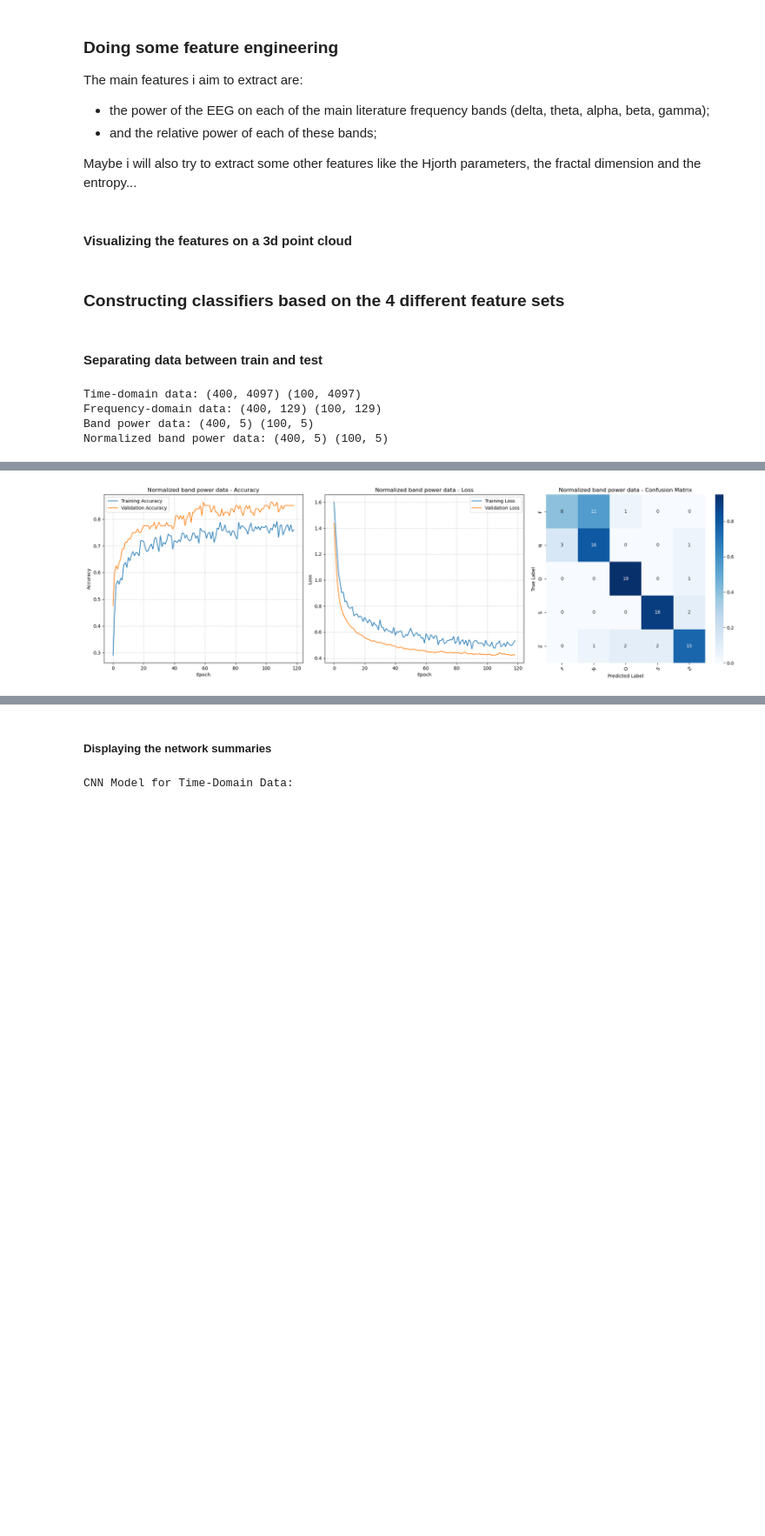
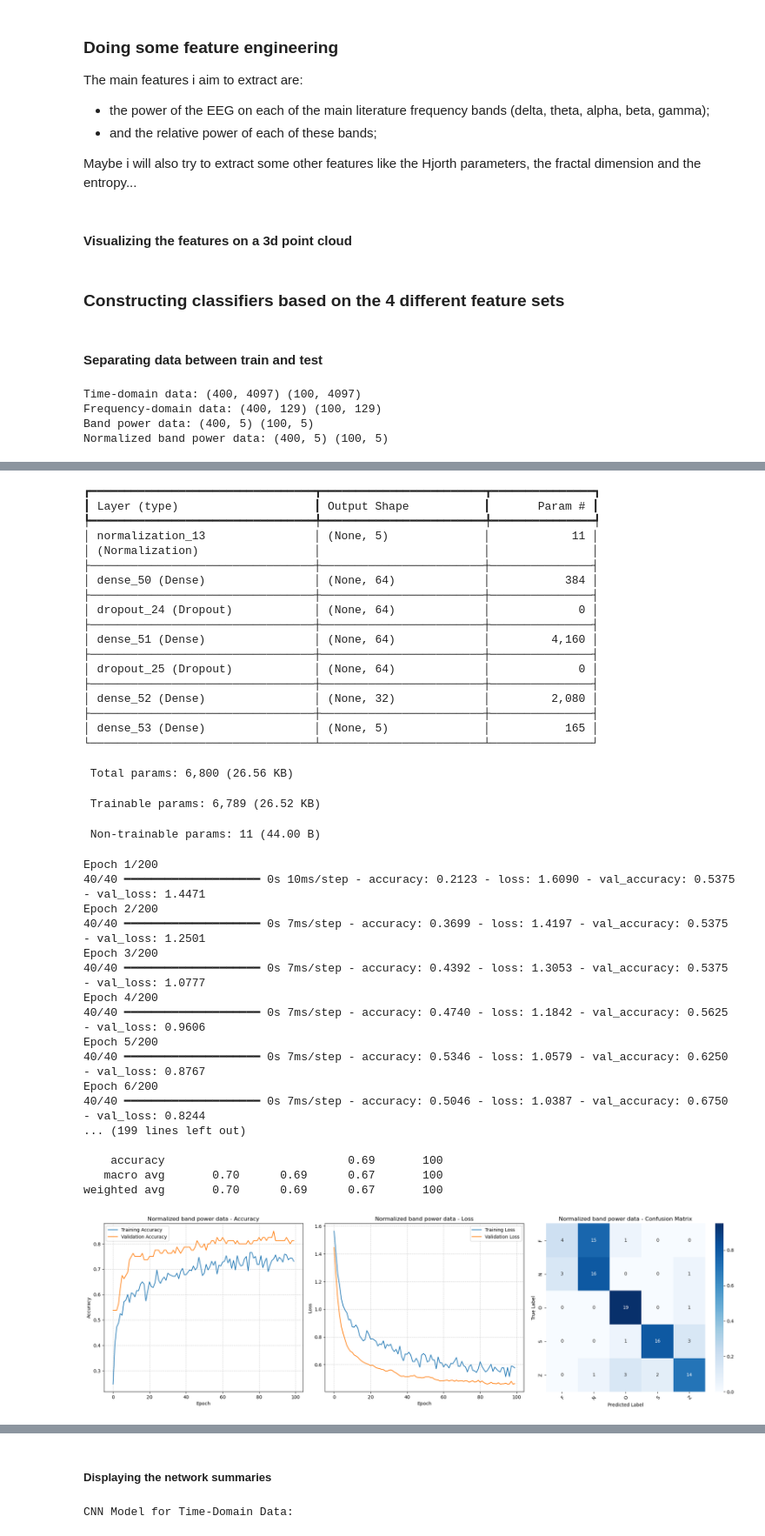
Before and after one commit to canhotuctor/epilex, a Jupyter notebook: bonn_analysis.ipynb, the cells around one changed output, grey strips where cells are left out. Shown at 87% size. Saved outputs shown, nothing was run; the diff lists cells and outputs as text; code cells hidden in the pictures; blank space fills up the shorter version.

```diff
--- a/bonn_analysis.ipynb
+++ b/bonn_analysis.ipynb
@@ -243,18 +284,23 @@ Normalized band power data: (400, 5) (100, 5)
 # %%
 from keras.models import Sequential
-from keras.layers import Dense, Input, Normalization
-from keras.layers import Dropout
+from keras.layers import Dense, Input, Normalization, Dropout
 from keras.optimizers import Nadam
 from keras.callbacks import EarlyStopping
 from keras.utils import to_categorical
+
 from sklearn.preprocessing import LabelEncoder
-from sklearn.metrics import classification_report
+from sklearn.metrics import classification_report, confusion_matrix
+
+import torch
+os.environ["KERAS_BACKEND"] = "torch"
 
 # Function to create a basic MLP model
 def create_mlp(input_dim, num_classes):
     model = Sequential([
         Input(shape=(input_dim,)),
         Normalization(),
+        Dense(64, activation='relu'),
+        Dropout(0.5),
         Dense(64, activation='relu'),
         Dropout(0.5),
         Dense(32, activation='relu'),
@@ -281,6 +327,9 @@ def train_and_evaluate(X_train, X_test, y_train, y_test, feature_name):
     # Creating the model and adapting it to the training data
     model = create_mlp(X_train.shape[1], num_classes=y_train_categorical.shape[1])
     model.layers[0].adapt(X_train)
+
+    # Displaying model summary
+    model.summary()
 
     early_stopping = EarlyStopping(
         monitor='val_loss',
@@ -351,3 +400,5 @@ def train_and_evaluate(X_train, X_test, y_train, y_test, feature_name):
 
     plt.tight_layout()
     plt.show()
+
+    return model, history
@@ -354,4 +407,5 @@ def train_and_evaluate(X_train, X_test, y_train, y_test, feature_name):
 # %%
 # Train and evaluate classifiers for each feature set
-train_and_evaluate(X_train_time, X_test_time, y_train_time, y_test_time, "Time-domain data")
+model, _ = train_and_evaluate(X_train_time, X_test_time, y_train_time, y_test_time, "Time-domain data")
+models["MLP Time-Domain"]["model"] = model
 # %% [output]
@@ -376,3 +452,4 @@ weighted avg       0.54      0.52      0.51       100
 # %%
-train_and_evaluate(X_train_freq, X_test_freq, y_train_freq, y_test_freq, "Frequency-domain data")
+model, _ = train_and_evaluate(X_train_freq, X_test_freq, y_train_freq, y_test_freq, "Frequency-domain data")
+models["MLP Frequency-Domain"]["model"] = model
 # %% [output]
@@ -397,3 +496,4 @@ weighted avg       0.84      0.84      0.84       100
 # %%
-train_and_evaluate(X_train_band, X_test_band, y_train_band, y_test_band, "Band power data")
+model, _ = train_and_evaluate(X_train_band, X_test_band, y_train_band, y_test_band, "Band power data")
+models["MLP Band Power"]["model"] = model
 # %% [output]
@@ -418,3 +540,4 @@ weighted avg       0.75      0.76      0.74       100
 # %%
-train_and_evaluate(X_train_norm_band, X_test_norm_band, y_train_norm_band, y_test_norm_band, "Normalized band power data")
+model, _ = train_and_evaluate(X_train_norm_band, X_test_norm_band, y_train_norm_band, y_test_norm_band, "Normalized band power data")
+models["MLP Normalized Band Power"]["model"] = model
 # %% [output]
@@ -438 +545,39 @@ weighted avg       0.77      0.76      0.75       100
+┏━━━━━━━━━━━━━━━━━━━━━━━━━━━━━━━━━┳━━━━━━━━━━━━━━━━━━━━━━━━┳━━━━━━━━━━━━━━━┓
+┃ Layer (type)                    ┃ Output Shape           ┃       Param # ┃
+┡━━━━━━━━━━━━━━━━━━━━━━━━━━━━━━━━━╇━━━━━━━━━━━━━━━━━━━━━━━━╇━━━━━━━━━━━━━━━┩
+│ normalization_13                │ (None, 5)              │            11 │
+│ (Normalization)                 │                        │               │
+├─────────────────────────────────┼────────────────────────┼───────────────┤
+│ dense_50 (Dense)                │ (None, 64)             │           384 │
+├─────────────────────────────────┼────────────────────────┼───────────────┤
+│ dropout_24 (Dropout)            │ (None, 64)             │             0 │
+├─────────────────────────────────┼────────────────────────┼───────────────┤
+│ dense_51 (Dense)                │ (None, 64)             │         4,160 │
+├─────────────────────────────────┼────────────────────────┼───────────────┤
+│ dropout_25 (Dropout)            │ (None, 64)             │             0 │
+├─────────────────────────────────┼────────────────────────┼───────────────┤
+│ dense_52 (Dense)                │ (None, 32)             │         2,080 │
+├─────────────────────────────────┼────────────────────────┼───────────────┤
+│ dense_53 (Dense)                │ (None, 5)              │           165 │
+└─────────────────────────────────┴────────────────────────┴───────────────┘
+ Total params: 6,800 (26.56 KB)
+ Trainable params: 6,789 (26.52 KB)
+ Non-trainable params: 11 (44.00 B)
+Epoch 1/200
+40/40 ━━━━━━━━━━━━━━━━━━━━ 0s 10ms/step - accuracy: 0.2123 - loss: 1.6090 - val_accuracy: 0.5375 - val_loss: 1.4471
+Epoch 2/200
+40/40 ━━━━━━━━━━━━━━━━━━━━ 0s 7ms/step - accuracy: 0.3699 - loss: 1.4197 - val_accuracy: 0.5375 - val_loss: 1.2501
+Epoch 3/200
+40/40 ━━━━━━━━━━━━━━━━━━━━ 0s 7ms/step - accuracy: 0.4392 - loss: 1.3053 - val_accuracy: 0.5375 - val_loss: 1.0777
+Epoch 4/200
+40/40 ━━━━━━━━━━━━━━━━━━━━ 0s 7ms/step - accuracy: 0.4740 - loss: 1.1842 - val_accuracy: 0.5625 - val_loss: 0.9606
+Epoch 5/200
+40/40 ━━━━━━━━━━━━━━━━━━━━ 0s 7ms/step - accuracy: 0.5346 - loss: 1.0579 - val_accuracy: 0.6250 - val_loss: 0.8767
+Epoch 6/200
+40/40 ━━━━━━━━━━━━━━━━━━━━ 0s 7ms/step - accuracy: 0.5046 - loss: 1.0387 - val_accuracy: 0.6750 - val_loss: 0.8244
+... (199 lines left out)
+
+    accuracy                           0.69       100
+   macro avg       0.70      0.69      0.67       100
+weighted avg       0.70      0.69      0.67       100
-[figure, old version]
+[figure, new version]
```
Also changed, not shown: parts of 25 cells of this notebook.
